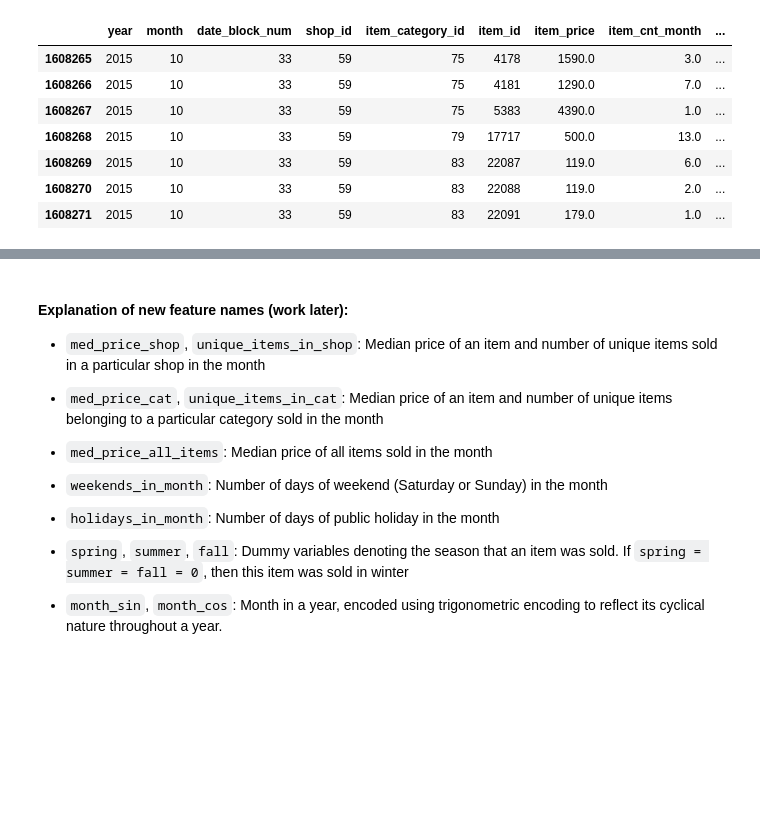
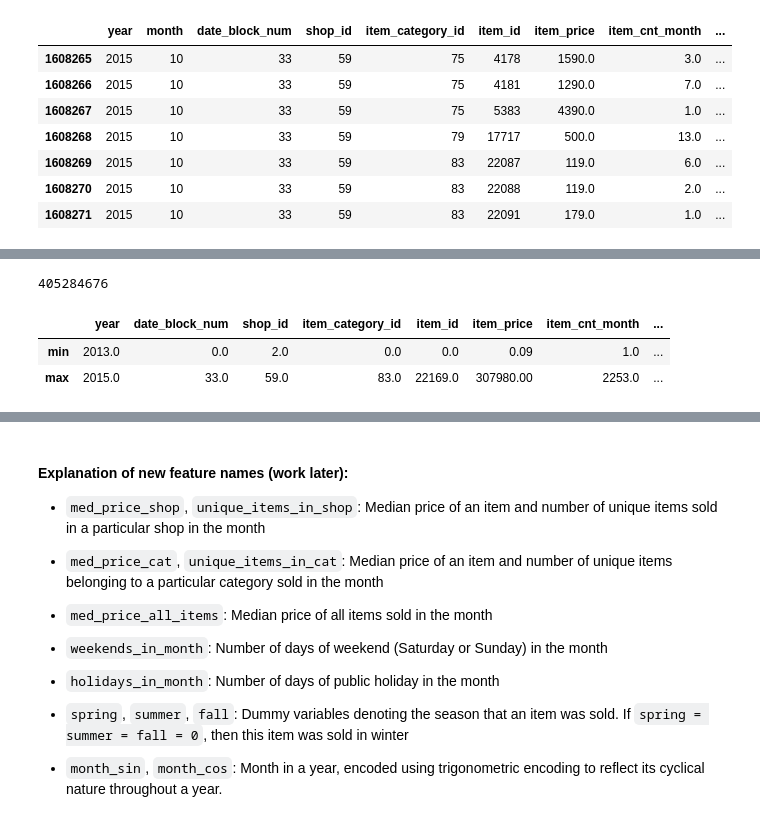
Before and after one commit to thaianle/future-sales-prediction, a Jupyter notebook: 02_feature_engineering.ipynb, the cells around one changed output, grey strips where cells are left out. Drawn from its saved outputs; the diff is of its cells as text; code cells hidden in the pictures; blank space fills up the shorter version.

```diff
--- a/02_feature_engineering.ipynb
+++ b/02_feature_engineering.ipynb
@@ -1107,0 +1129,11 @@ final_features.head(7)
+# %%
+previous_usage = final_features.memory_usage(deep = True).sum()
+print(previous_usage)
+# %% [output]
+405284676
+# %%
+final_features.describe().loc[['min', 'max']]
+# %% [output]
+|  | year | date_block_num | shop_id | item_category_id | item_id | item_price | item_cnt_month | ... |
+| min | 2013.0 | 0.0 | 2.0 | 0.0 | 0.0 | 0.09 | 1.0 | ... |
+| max | 2015.0 | 33.0 | 59.0 | 83.0 | 22169.0 | 307980.00 | 2253.0 | ... |
```
Also changed, not shown: parts of 6 cells of this notebook, 3 other files.
